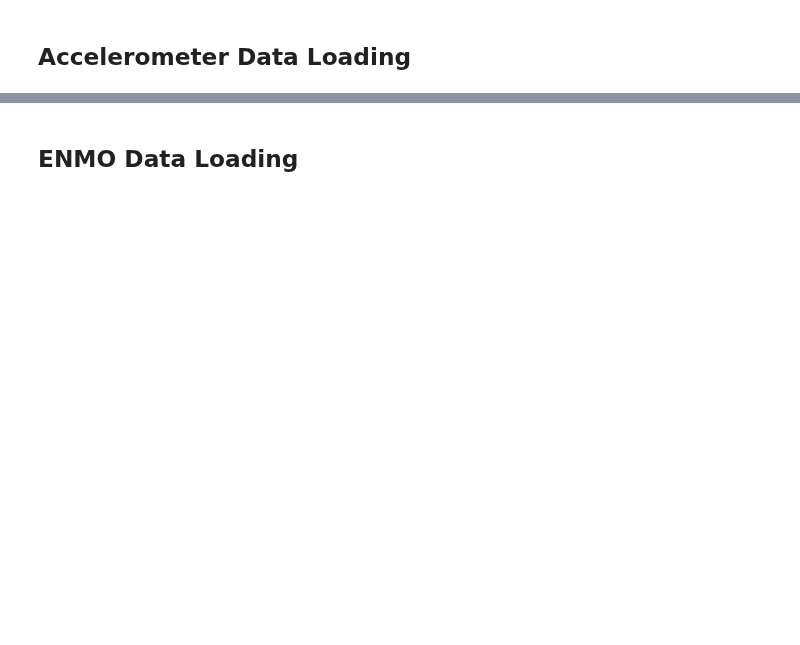
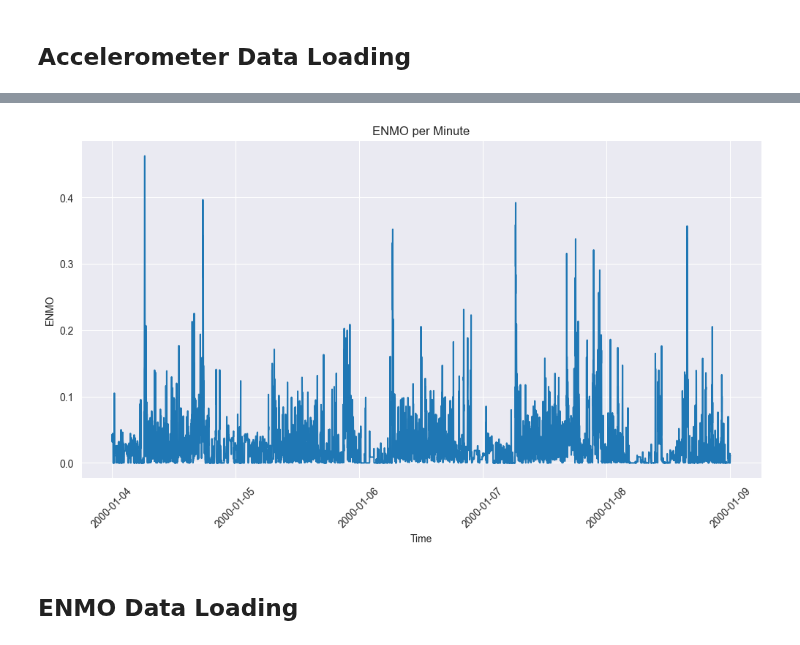
Before and after one commit to ADAMMA-CDHI-ETH-Zurich/CosinorAge, a Jupyter notebook: examples/data_loading.ipynb, the cells around one changed output, grey strips where cells are left out. Cells and saved outputs as stored; diff of their text form; code cells hidden in the pictures; blank space fills up the shorter version.

```diff
--- a/examples/data_loading.ipynb
+++ b/examples/data_loading.ipynb
@@ -20,7 +26,9 @@ if not reload:
     with open("acc_loader.pkl", "rb") as file:
         acc_loader = pickle.load(file)
 # %%
-plot_enmo(acc_loader)
+acc_loader.plot_enmo()
+# %% [output]
+[figure, added]
 # %% [markdown]
 ## ENMO Data Loading
 # %%
```
Also changed, not shown: parts of 5 cells of this notebook, 14 other files.
